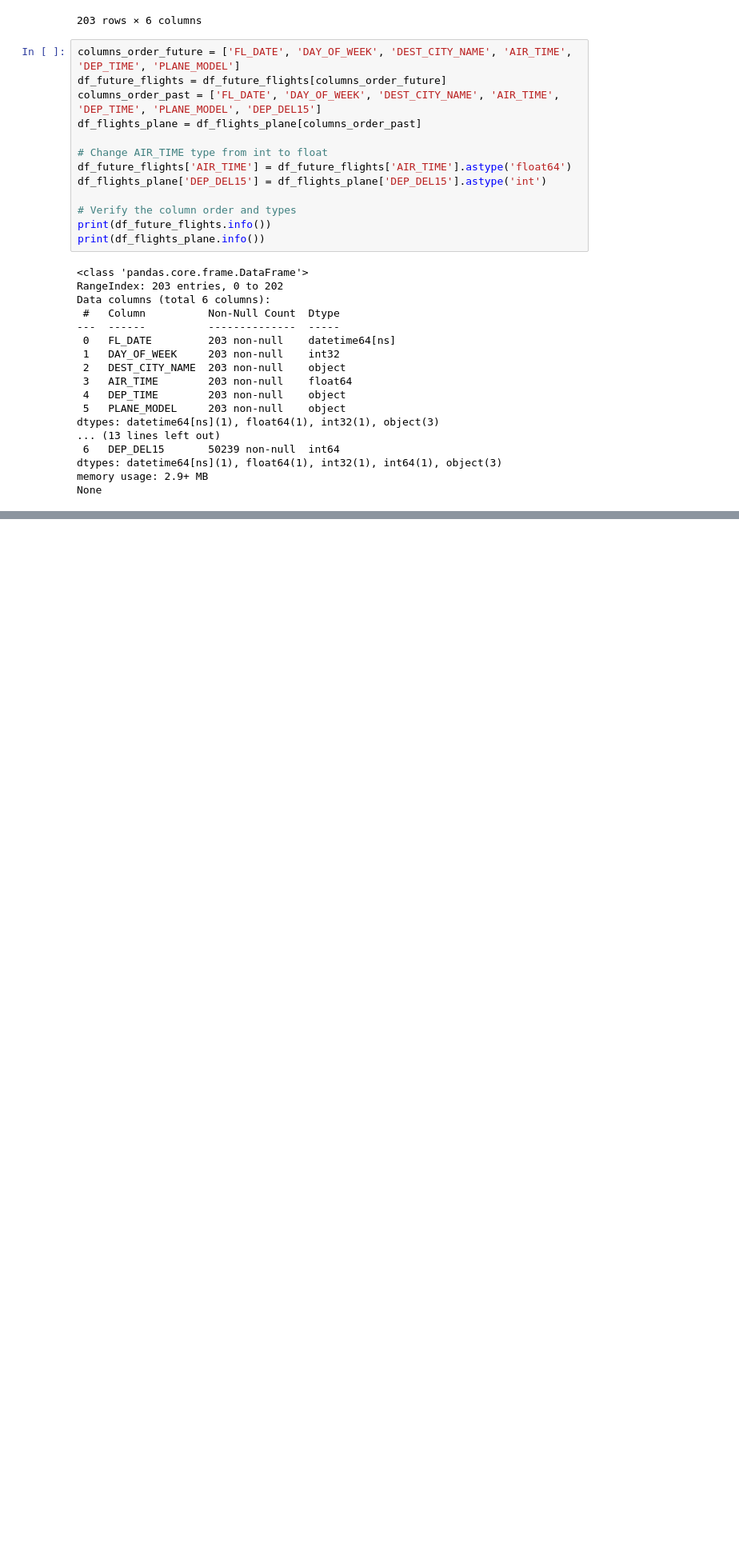
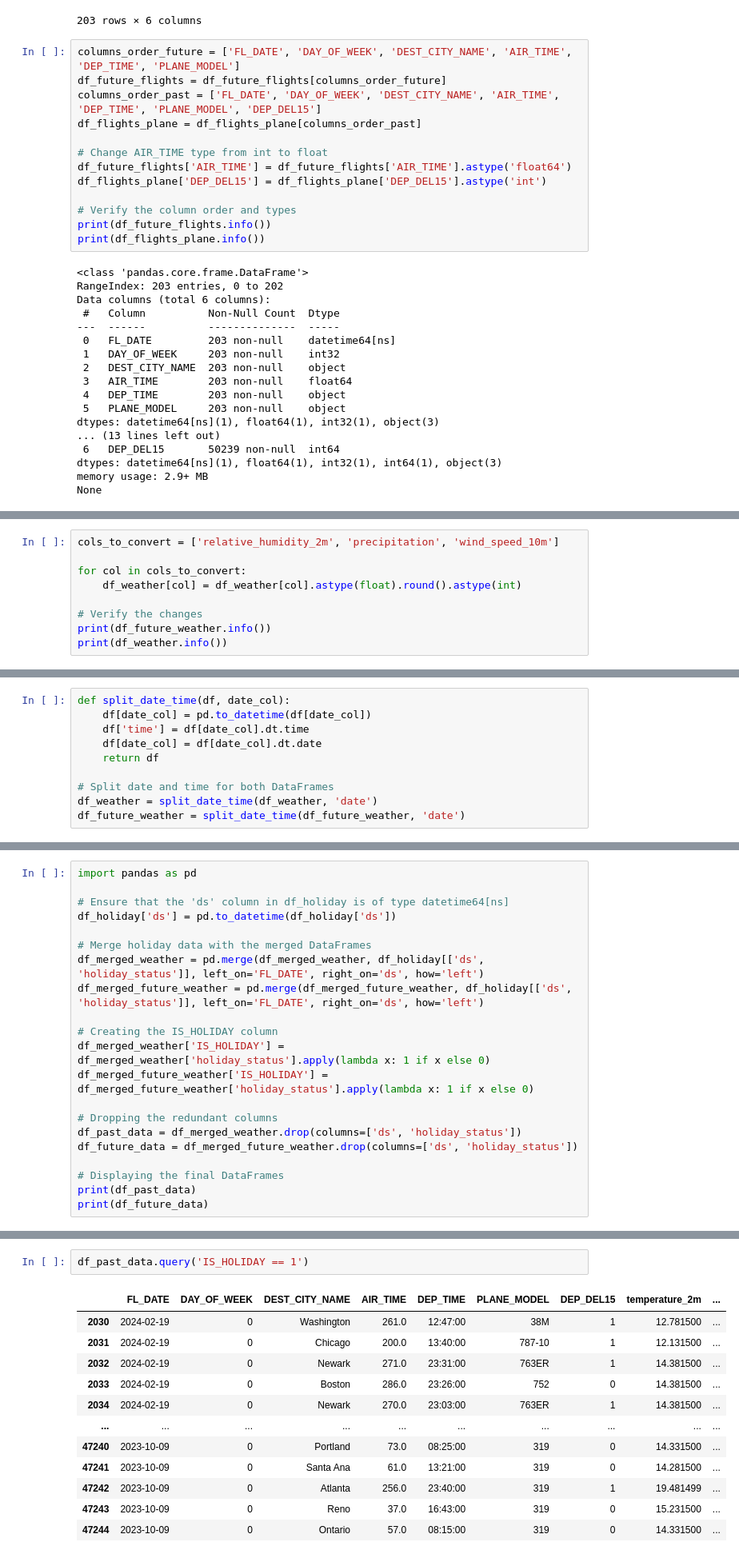
Before and after one commit to jr16MAI/PredictiveAnalytics, a Jupyter notebook: Model/delay_predictor.ipynb, the cells around one changed output, grey strips where cells are left out. Shown at 80% size. Drawn from its saved outputs; the diff is of its cells as text; blank space fills up the shorter version.

Commit message:
add weather and holiday data

```diff
--- a/Model/delay_predictor.ipynb
+++ b/Model/delay_predictor.ipynb
@@ -267,0 +331,9 @@ None
+# %%
+cols_to_convert = ['relative_humidity_2m', 'precipitation', 'wind_speed_10m']
+
+for col in cols_to_convert:
+    df_weather[col] = df_weather[col].astype(float).round().astype(int)
+
+# Verify the changes
+print(df_future_weather.info())
+print(df_weather.info())
@@ -267,0 +358,10 @@ None
+# %%
+def split_date_time(df, date_col):
+    df[date_col] = pd.to_datetime(df[date_col])
+    df['time'] = df[date_col].dt.time
+    df[date_col] = df[date_col].dt.date
+    return df
+
+# Split date and time for both DataFrames
+df_weather = split_date_time(df_weather, 'date')
+df_future_weather = split_date_time(df_future_weather, 'date')
@@ -267,0 +471,21 @@ None
+# %%
+import pandas as pd
+
+# Ensure that the 'ds' column in df_holiday is of type datetime64[ns]
+df_holiday['ds'] = pd.to_datetime(df_holiday['ds'])
+
+# Merge holiday data with the merged DataFrames
+df_merged_weather = pd.merge(df_merged_weather, df_holiday[['ds', 'holiday_status']], left_on='FL_DATE', right_on='ds', how='left')
+df_merged_future_weather = pd.merge(df_merged_future_weather, df_holiday[['ds', 'holiday_status']], left_on='FL_DATE', right_on='ds', how='left')
+
+# Creating the IS_HOLIDAY column
+df_merged_weather['IS_HOLIDAY'] = df_merged_weather['holiday_status'].apply(lambda x: 1 if x else 0)
+df_merged_future_weather['IS_HOLIDAY'] = df_merged_future_weather['holiday_status'].apply(lambda x: 1 if x else 0)
+
+# Dropping the redundant columns
+df_past_data = df_merged_weather.drop(columns=['ds', 'holiday_status'])
+df_future_data = df_merged_future_weather.drop(columns=['ds', 'holiday_status'])
+
+# Displaying the final DataFrames
+print(df_past_data)
+print(df_future_data)
@@ -267,0 +510,15 @@ None
+# %%
+df_past_data.query('IS_HOLIDAY == 1')
+# %% [output]
+|  | FL_DATE | DAY_OF_WEEK | DEST_CITY_NAME | AIR_TIME | DEP_TIME | PLANE_MODEL | DEP_DEL15 | temperature_2m | ... |
+| 2030 | 2024-02-19 | 0 | Washington | 261.0 | 12:47:00 | 38M | 1 | 12.781500 | ... |
+| 2031 | 2024-02-19 | 0 | Chicago | 200.0 | 13:40:00 | 787-10 | 1 | 12.131500 | ... |
+| 2032 | 2024-02-19 | 0 | Newark | 271.0 | 23:31:00 | 763ER | 1 | 14.381500 | ... |
+| 2033 | 2024-02-19 | 0 | Boston | 286.0 | 23:26:00 | 752 | 0 | 14.381500 | ... |
+| 2034 | 2024-02-19 | 0 | Newark | 270.0 | 23:03:00 | 763ER | 1 | 14.381500 | ... |
+| ... | ... | ... | ... | ... | ... | ... | ... | ... | ... |
+| 47240 | 2023-10-09 | 0 | Portland | 73.0 | 08:25:00 | 319 | 0 | 14.331500 | ... |
+| 47241 | 2023-10-09 | 0 | Santa Ana | 61.0 | 13:21:00 | 319 | 0 | 14.281500 | ... |
+| 47242 | 2023-10-09 | 0 | Atlanta | 256.0 | 23:40:00 | 319 | 1 | 19.481499 | ... |
+| 47243 | 2023-10-09 | 0 | Reno | 37.0 | 16:43:00 | 319 | 0 | 15.231500 | ... |
+| 47244 | 2023-10-09 | 0 | Ontario | 57.0 | 08:15:00 | 319 | 0 | 14.331500 | ... |
```
Also changed, not shown: parts of 17 cells of this notebook, 2 other files.
